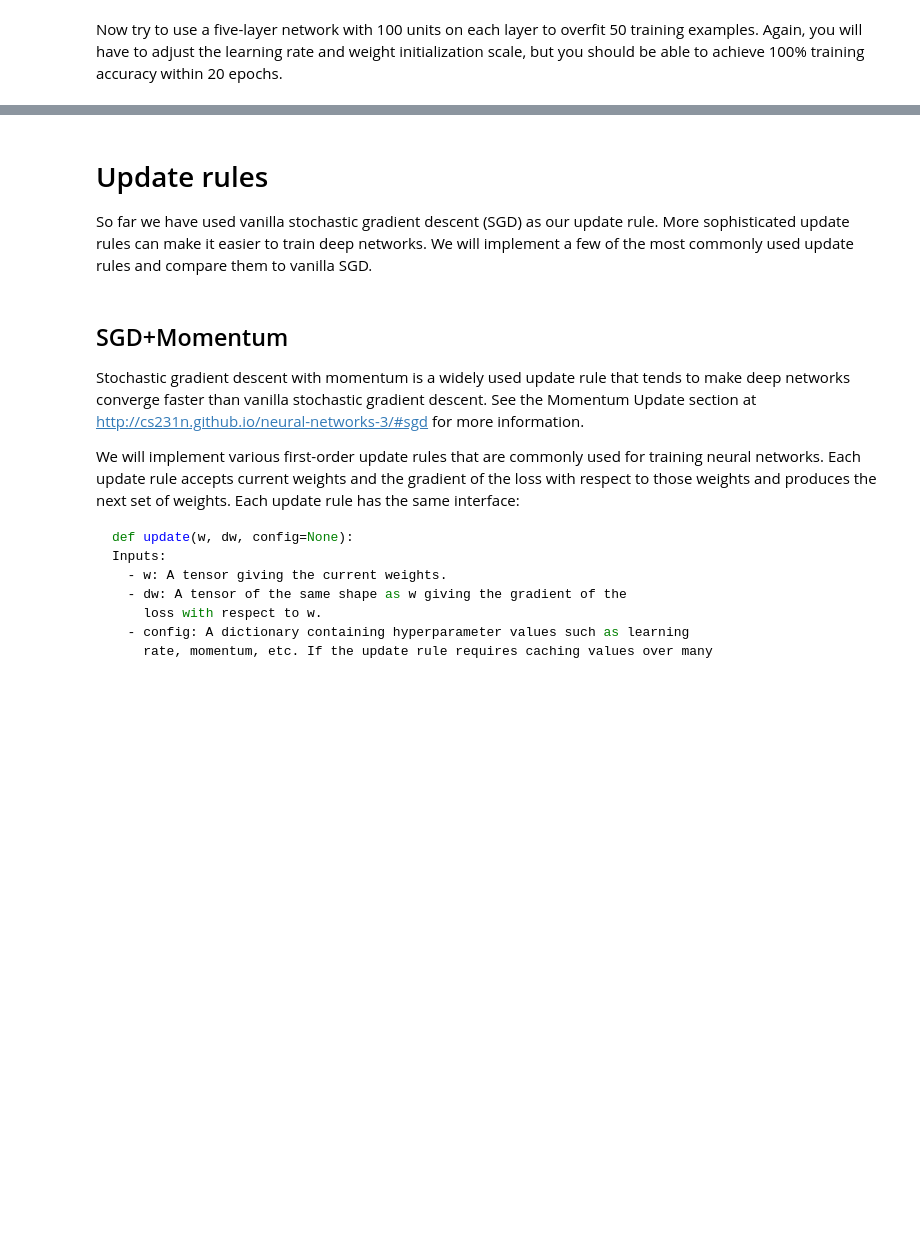
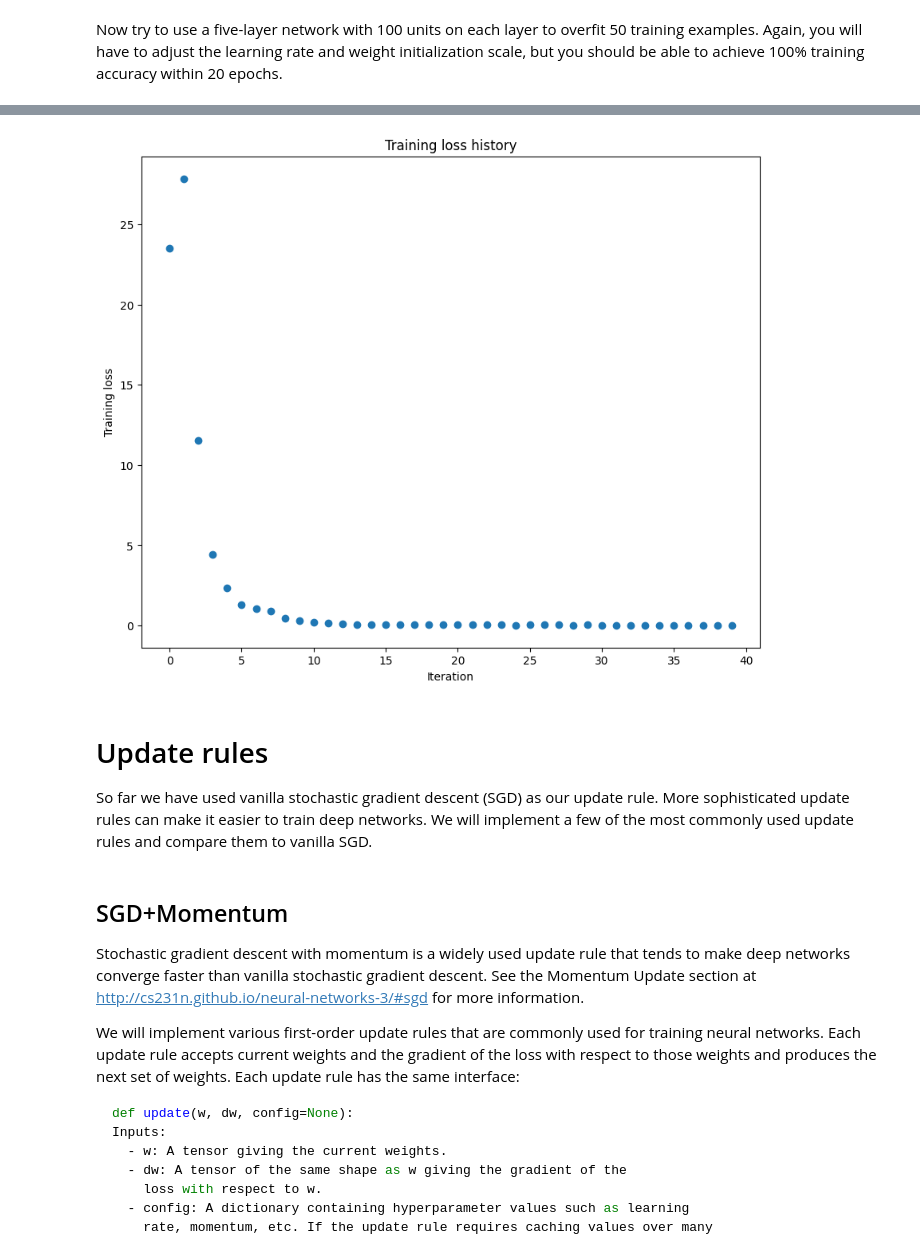
Before and after one commit to linhanwang/CS498-007, a Jupyter notebook: assignment3/fully_connected_networks.ipynb, the cells around one changed output, grey strips where cells are left out. Saved outputs shown, nothing was run; the diff lists cells and outputs as text; code cells hidden in the pictures; blank space fills up the shorter version.

```diff
--- a/assignment3/fully_connected_networks.ipynb
+++ b/assignment3/fully_connected_networks.ipynb
@@ -910,7 +1102,8 @@ weight_scale = 1e-5   # Experiment with this!
 # training accuracy within 20 epochs.                                      #
 ############################################################################
 # Replace "pass" statement with your code
-pass
+weight_scale = 2e-1
+learning_rate = 5e-2
 ############################################################################
 #                             END OF YOUR CODE                             #
 ############################################################################
@@ -930,3 +1123,4 @@ plt.title('Training loss history')
 plt.xlabel('Iteration')
 plt.ylabel('Training loss')
 plt.show()
+# %% [output]
@@ -933,3 +1144,4 @@ plt.show()
+[figure, added]
 # %% [markdown]
 # Update rules
 So far we have used vanilla stochastic gradient descent (SGD) as our update rule. More sophisticated update rules can make it easier to train deep networks. We will implement a few of the most commonly used update rules and compare them to vanilla SGD.
```
Also changed, not shown: parts of 37 cells of this notebook.
